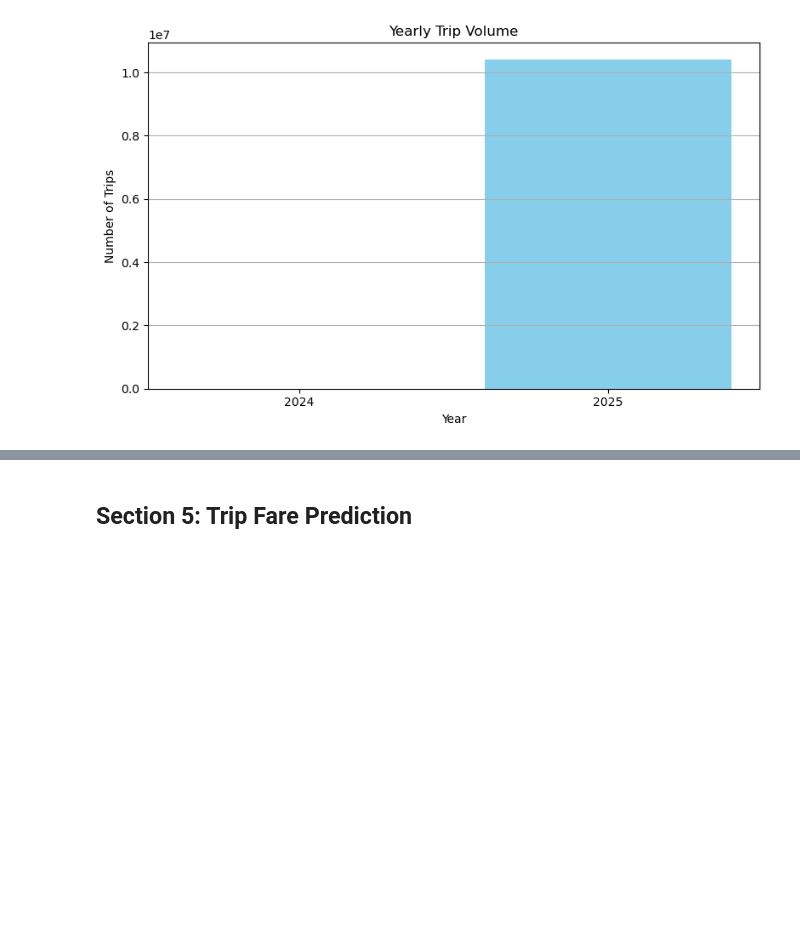
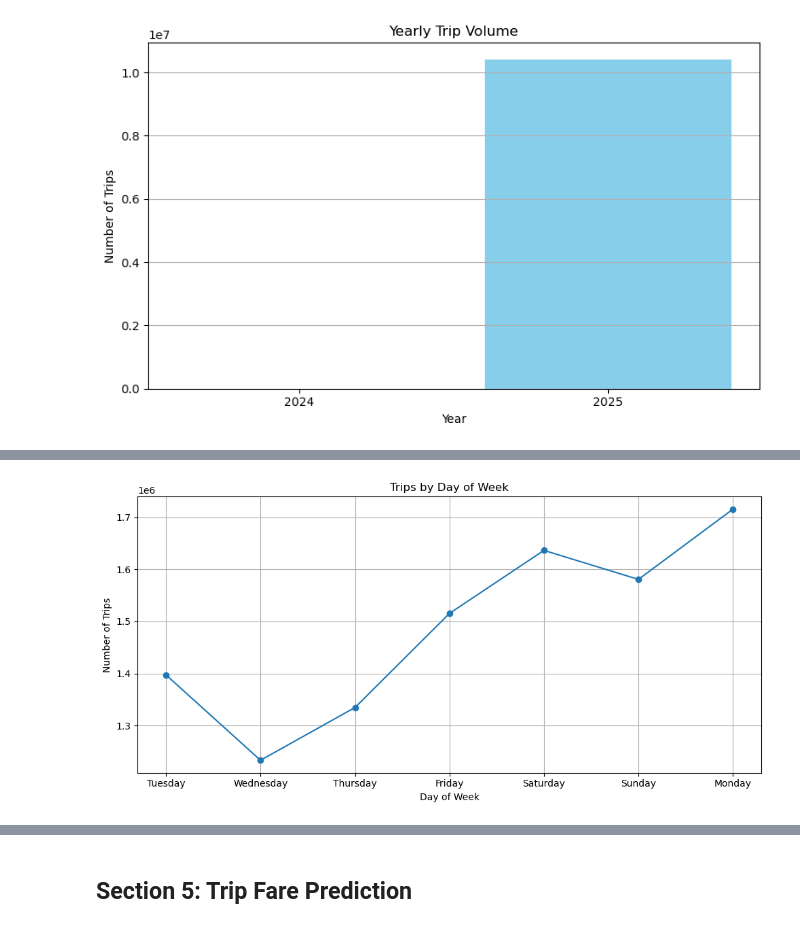
Before and after one commit to thiunuwan/nyc-taxi-spark-analysis, a Jupyter notebook: BigData_Project.ipynb, the cells around one changed output, grey strips where cells are left out. Drawn from its saved outputs; the diff is of its cells as text; code cells hidden in the pictures; blank space fills up the shorter version.

```diff
--- a/BigData_Project.ipynb
+++ b/BigData_Project.ipynb
@@ -425,0 +449,18 @@ plt.show()
+# %%
+pdf_dow = trips_by_dow.toPandas().sort_values("day_of_week")
+
+# Optional: Replace numbers with day names (1 = Sunday, 7 = Saturday)
+import calendar
+pdf_dow["day_name"] = pdf_dow["day_of_week"].apply(lambda x: calendar.day_name[(x % 7)])
+
+# Plot
+plt.figure(figsize=(10, 5))
+plt.plot(pdf_dow["day_name"], pdf_dow["trip_count"], marker='o')
+plt.title("Trips by Day of Week")
+plt.xlabel("Day of Week")
+plt.ylabel("Number of Trips")
+plt.grid(True)
+plt.tight_layout()
+plt.show()
+# %% [output]
+[figure, added]
```
Also changed, not shown: parts of 25 cells of this notebook.
